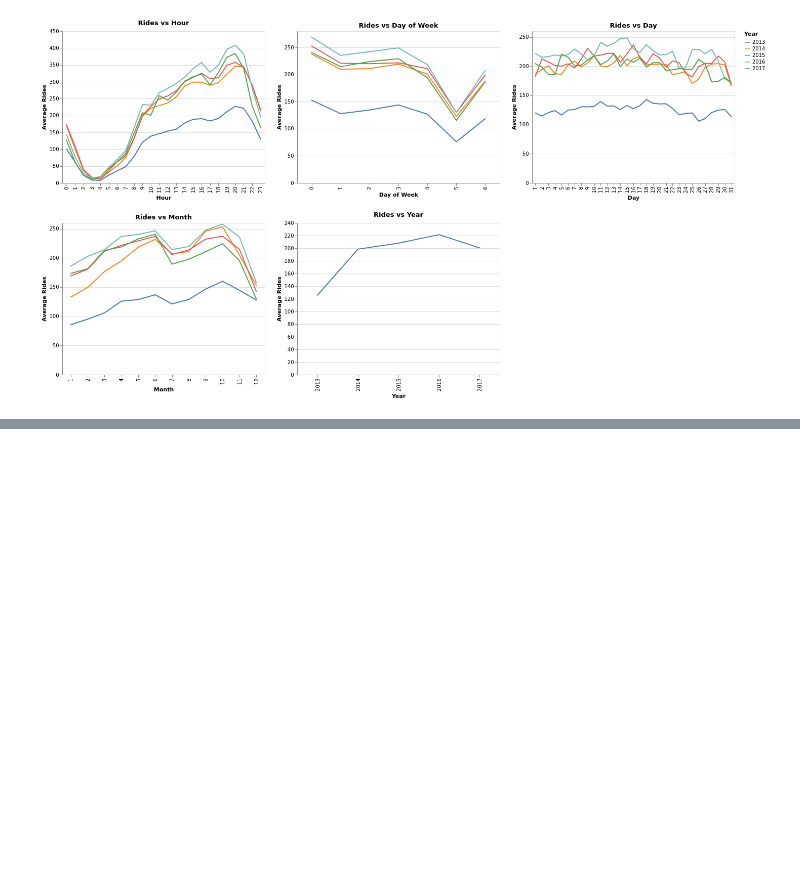
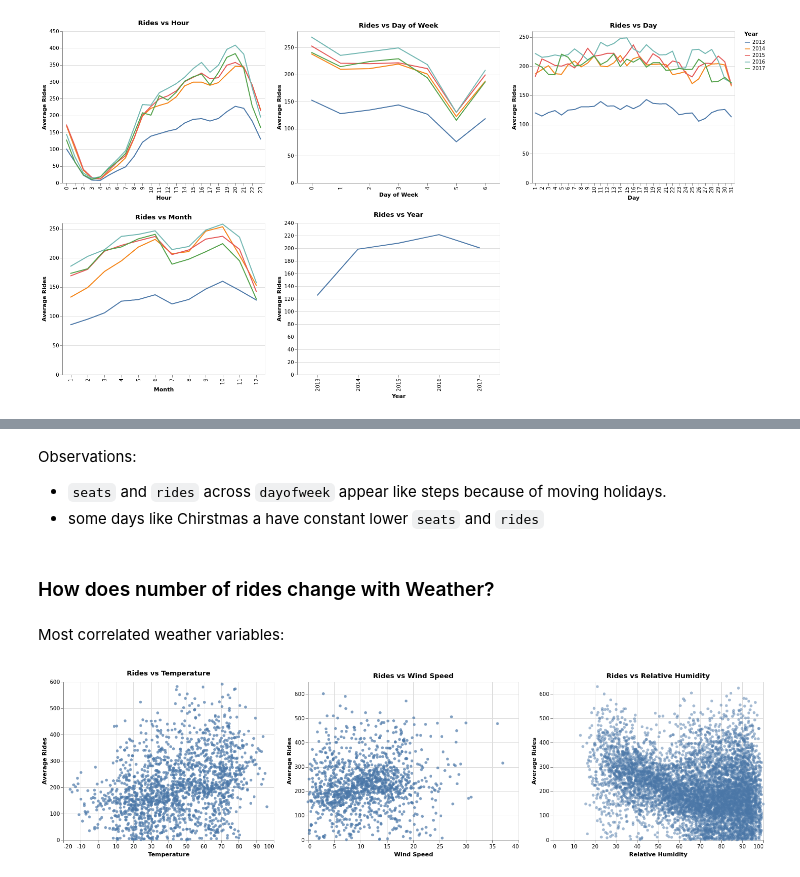
Before and after one commit to jsleslie/Ohare_taxi_demand, a Jupyter notebook: EDA/EDA.ipynb, the cells around one changed output, grey strips where cells are left out. Drawn from its saved outputs; the diff is of its cells as text; code cells hidden in the pictures; blank space fills up the shorter version.

```diff
--- a/EDA/EDA.ipynb
+++ b/EDA/EDA.ipynb
@@ -213,0 +306,33 @@ alt.vconcat(p6 | p7 | p8, p9 | p10)
+# %% [markdown]
+Observations:
+- `seats` and `rides` across `dayofweek` appear like steps because of moving holidays.
+- some days like Chirstmas a have constant lower `seats` and `rides`
+# %% [markdown]
+### How does number of rides change with Weather?
+# %% [markdown]
+Most correlated weather variables:
+# %%
+p_10 = alt.Chart(ORD_train).mark_circle(opacity=0.7).encode(
+    x = alt.X('tmpf:Q', title = "Temperature"),
+    y = alt.Y('mean(rides):Q', title = "Average Rides")
+).properties(
+    title = "Rides vs Temperature"
+)
+
+p_11 = alt.Chart(ORD_train).mark_circle(opacity=0.7).encode(
+    x = alt.X('sknt:Q', title = "Wind Speed"),
+    y = alt.Y('mean(rides):Q', title = "Average Rides")
+).properties(
+    title = "Rides vs Wind Speed"
+)
+
+p_12 = alt.Chart(ORD_train).mark_circle(opacity=0.5).encode(
+    x = alt.X('relh:Q', title = "Relative Humidity"),
+    y = alt.Y('mean(rides):Q', title = "Average Rides")
+).properties(
+    title = "Rides vs Relative Humidity"
+)
+
+p_10 | p_11 | p_12
+# %% [output]
+[figure, added]
```
Also changed, not shown: parts of 7 cells of this notebook, 2 other files.
